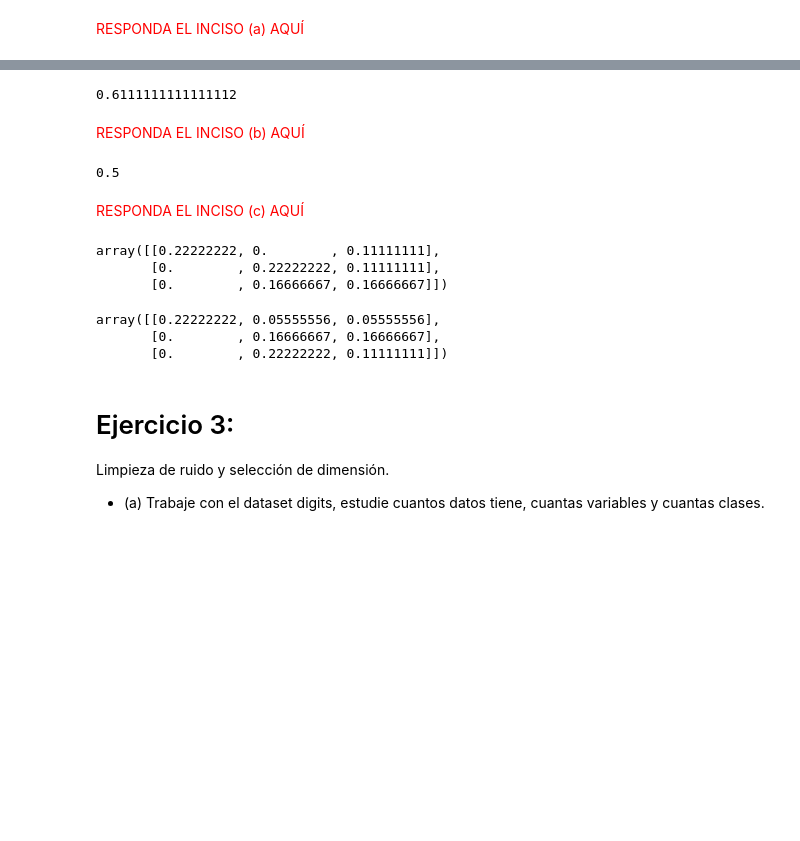
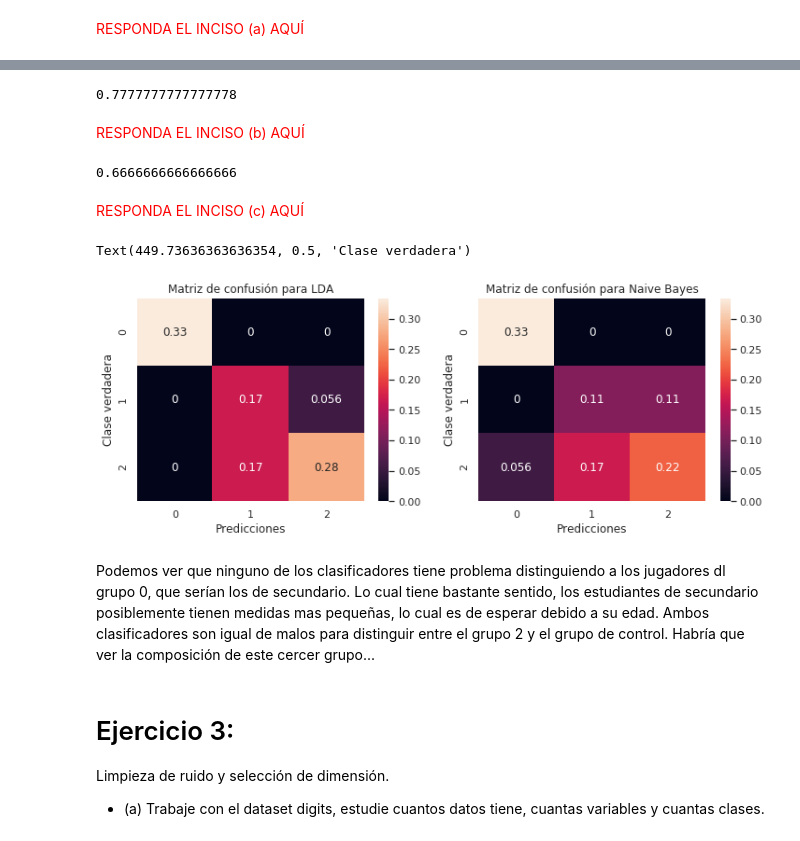
Before and after one commit to git-lu/intro-aprendizaje, a Jupyter notebook: practicos/IntML2020_Analisis_de_componentes_y_discriminantes.ipynb, the cells around one changed output, grey strips where cells are left out. Cells and saved outputs as stored; diff of their text form; code cells hidden in the pictures; blank space fills up the shorter version.

```diff
--- a/practicos/IntML2020_Analisis_de_componentes_y_discriminantes.ipynb
+++ b/practicos/IntML2020_Analisis_de_componentes_y_discriminantes.ipynb
@@ -144,6 +150,6 @@ y = df['GROUP']
 # %%
 from sklearn.model_selection import train_test_split
-X_train,X_test,y_train,y_test = train_test_split(X,y,test_size=0.2,stratify=y,random_state=42)
+X_train,X_test,y_train,y_test = train_test_split(X,y,test_size=0.2,random_state=3)
 # %%
 y_train.value_counts()
 # %% [output]
@@ -153,9 +159,9 @@ y_train.value_counts()
 Name: GROUP, dtype: int64
 # %%
 lda = LinearDiscriminantAnalysis(store_covariance=True)
-clf = lda.fit(X_train,y_train)
-clf.score(X_test,y_test)
+lda_clf = lda.fit(X_train,y_train)
+lda_clf.score(X_test,y_test)
 # %% [output]
-0.6111111111111112
+0.7777777777777778
 # %% [markdown]
  <span style="color:red"> RESPONDA EL INCISO  (b) AQUÍ </span>
@@ -166,26 +175,35 @@ ng = GaussianNB()
 ng_clf = ng.fit(X_train,y_train)
 ng_clf.score(X_test,y_test)
 # %% [output]
-0.5
+0.6666666666666666
 # %% [markdown]
  <span style="color:red"> RESPONDA EL INCISO  (c) AQUÍ </span>
 # %%
 from sklearn.metrics import confusion_matrix
-y_pred = clf.predict(X_test)
-cm = confusion_matrix(y_test, y_pred,normalize='all')
-cm
+y_pred = lda_clf.predict(X_test)
+cm_lda = confusion_matrix(y_test, y_pred,normalize='all')
-# %% [output]
-array([[0.22222222, 0.        , 0.11111111],
-       [0.        , 0.22222222, 0.11111111],
-       [0.        , 0.16666667, 0.16666667]])
 # %%
 y_pred = ng_clf.predict(X_test)
-cm = confusion_matrix(y_test, y_pred,normalize='all')
-cm
+cm_ng = confusion_matrix(y_test, y_pred,normalize='all')
-# %% [output]
-array([[0.22222222, 0.05555556, 0.05555556],
-       [0.        , 0.16666667, 0.16666667],
-       [0.        , 0.22222222, 0.11111111]])
+# %%
+fig = plt.figure(figsize=(12,4))
+plt.subplot(1,2,1)
+sns.heatmap(cm_lda,annot=True)
+plt.title("Matriz de confusión para LDA")
+plt.xlabel("Predicciones")
+plt.ylabel("Clase verdadera")
+
+plt.subplot(1,2,2)
+sns.heatmap(cm_ng,annot=True)
+plt.title("Matriz de confusión para Naive Bayes")
+plt.xlabel("Predicciones")
+plt.ylabel("Clase verdadera")
+# %% [output]
+Text(449.73636363636354, 0.5, 'Clase verdadera')
+[figure, added]
+# %% [markdown]
+Podemos ver que ninguno de los clasificadores tiene problema distinguiendo a los jugadores dl grupo 0, que serían los de secundario. Lo cual tiene bastante sentido, los estudiantes de secundario posiblemente tienen medidas mas pequeñas, lo cual es de esperar debido a su edad.
+Ambos clasificadores son igual de malos para distinguir entre el grupo 2 y el grupo de control. Habría que ver la composición de este cercer grupo...
 # %% [markdown]
 # Ejercicio 3:
 Limpieza de ruido y selección de dimensión.
```
Also changed, not shown: parts of 18 cells of this notebook, 1 other file.
